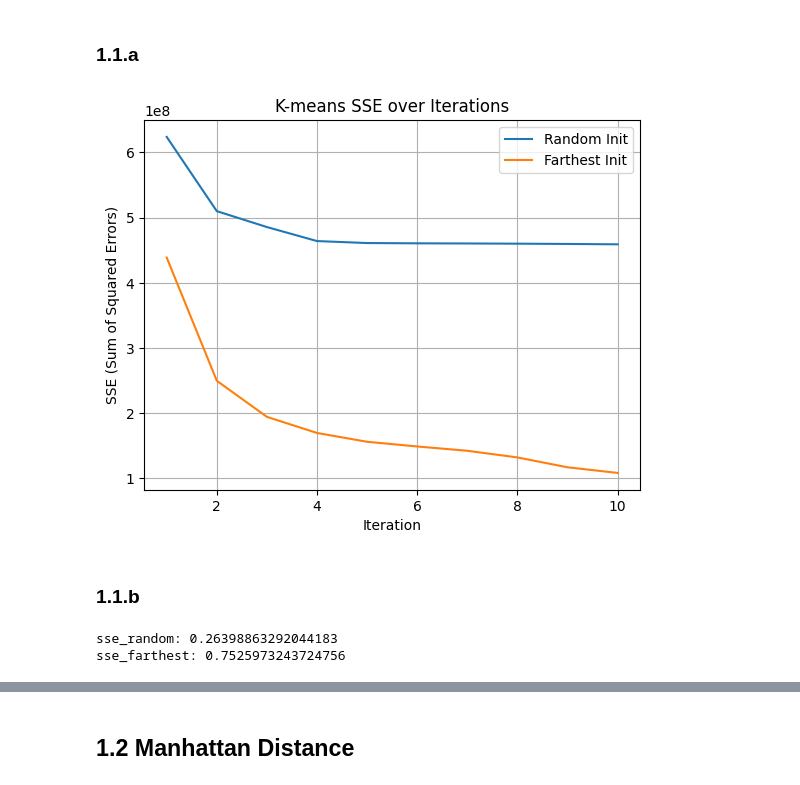
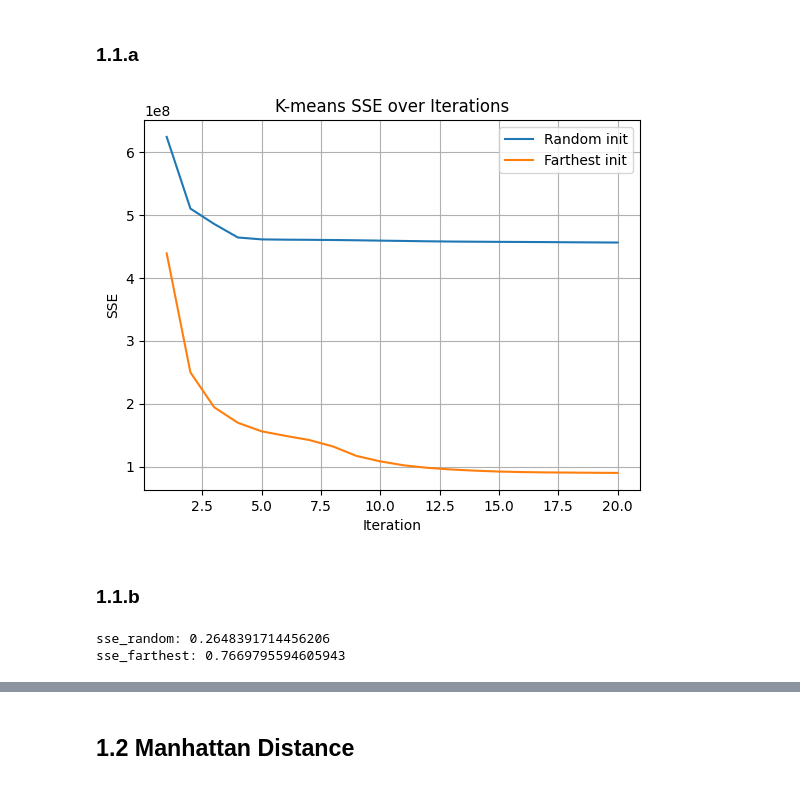
Before and after one commit to WangHenry0523/Datamining, a Jupyter notebook: HW4/F14101066_王子恆_HW4.ipynb, the cells around one changed output, grey strips where cells are left out. Cells and saved outputs as stored; diff of their text form; code cells hidden in the pictures.

```diff
--- a/HW4/F14101066_王子恆_HW4.ipynb
+++ b/HW4/F14101066_王子恆_HW4.ipynb
@@ -8,70 +8,75 @@
 import numpy as np
 import matplotlib.pyplot as plt
 # %%
-f_data=open('HW4_data/data.txt','r')
-f_init_farthest=open('HW4_data/init_farthest.txt','r')
-f_init_random=open('HW4_data/init_random.txt','r')
+#讀檔
+f_data=open('data.txt','r')
+f_init_farthest=open('init_farthest.txt','r')
+f_init_random=open('init_random.txt','r')
 data=np.array([[float(x) for x in line.split()]for line in f_data])
 farthest=np.array([[float(y) for y in line.split()]for line in f_init_farthest])
 random=np.array([[float(z) for z in line.split()]for line in f_init_random])
 
+#SSE計算方法
 def compute_sse(data,centers,labels):
     sse=0
-    for i, point in enumerate(data):
+    #根據分群的中心點計算
+    for i,point in enumerate(data):
         center=centers[labels[i]]
-        sse += np.sum((point - center)**2)
+        sse+=np.sum((point - center)**2)
     return sse
 
-def kmeans(data,init_centers,max_iter=10):
+def kmeans(data,init_centers,max_iteration=20):
     centers=init_centers.copy()
-    sse_list=[]
+    sseList=[]
 
-    for _ in range(max_iter):
+    for _ in range(max_iteration):
+        #計算與中心點距離
         distances = np.linalg.norm(data[:, np.newaxis] - centers, axis=2)
+        #分群並標記其中心群組
         labels = np.argmin(distances, axis=1)
 
-        # 計算 SSE
+        #計算SSE
         sse = compute_sse(data, centers, labels)
-        sse_list.append(sse)
+        sseList.append(sse)
 
-        # 更新中心
+        #更新中心點
         new_centers = np.array([
             data[labels == k].mean(axis=0) if np.any(labels == k) else centers[k]
             for k in range(len(centers))
         ])
 
-         # 若中心不再改變就提前結束
+        #中心不再改變就提前結束
         if np.allclose(new_centers, centers):
             break
+        #更新中心點
+        centers=new_centers
 
-        centers = new_centers
-
-    return sse_list
+    return sseList
 
 
 
 sse_random = kmeans(data, random)
 sse_farthest = kmeans(data, farthest)
-
-plt.plot(range(1, len(sse_random)+1), sse_random, label="Random Init")
-plt.plot(range(1, len(sse_farthest)+1), sse_farthest, label="Farthest Init")
+#畫出不同初始點的方法
+plt.plot(range(1,len(sse_random)+1), sse_random, label="Random init")
+plt.plot(range(1,len(sse_farthest)+1), sse_farthest, label="Farthest init")
 plt.xlabel("Iteration")
-plt.ylabel("SSE (Sum of Squared Errors)")
+plt.ylabel("SSE")
 plt.title("K-means SSE over Iterations")
 plt.legend()
 plt.grid(True)
 plt.show()
 # %% [output]
-[figure, old version]
+[figure, new version]
 # %% [markdown]
 ### 1.1.b
 # %%
 #random
-sse_random_change=(sse_random[0]-sse_random[9])/sse_random[0]
+sse_random_change=(sse_random[0]-sse_random[10])/sse_random[0]
 #farthest
-sse_farthest_change=(sse_farthest[0]-sse_farthest[9])/sse_farthest[0]
+sse_farthest_change=(sse_farthest[0]-sse_farthest[10])/sse_farthest[0]
 print("sse_random:",sse_random_change)
 print("sse_farthest:",sse_farthest_change)
 # %% [output]
-sse_random: 0.26398863292044183
-sse_farthest: 0.7525973243724756
+sse_random: 0.2648391714456206
+sse_farthest: 0.7669795594605943
```
Also changed, not shown: parts of 13 cells of this notebook, 4 other files.
